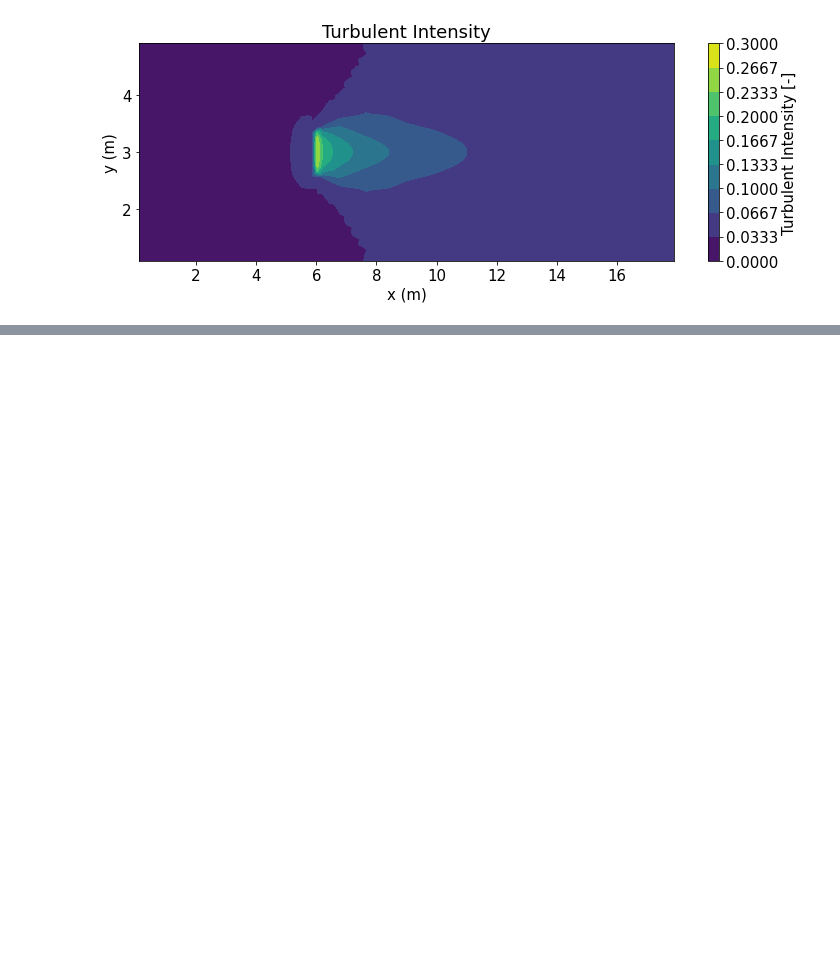
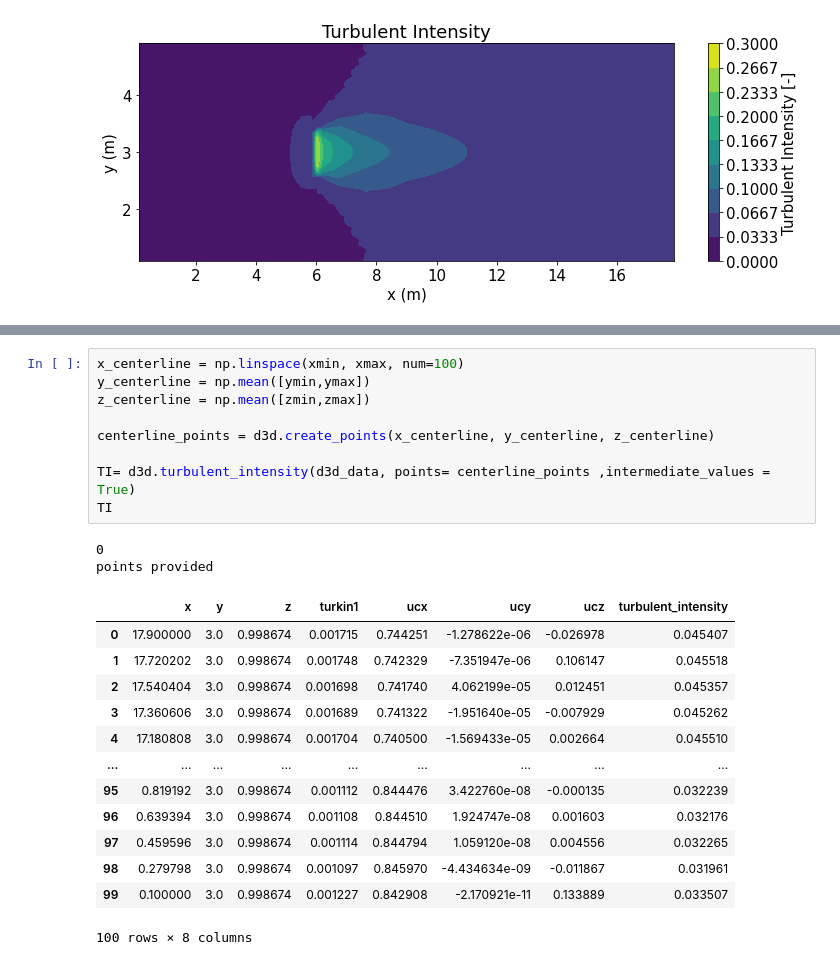
Before and after one commit to browniea/Delft3D_verify, a Jupyter notebook: Delft3d_verify.ipynb, the cells around one changed output, grey strips where cells are left out. Drawn from its saved outputs; the diff is of its cells as text; blank space fills up the shorter version.

```diff
--- a/Delft3d_verify.ipynb
+++ b/Delft3d_verify.ipynb
@@ -302,0 +332,25 @@ cbar.set_label('Turbulent Intensity [-]')
+# %%
+x_centerline = np.linspace(xmin, xmax, num=100)
+y_centerline = np.mean([ymin,ymax])
+z_centerline = np.mean([zmin,zmax])
+
+centerline_points = d3d.create_points(x_centerline, y_centerline, z_centerline)
+
+TI= d3d.turbulent_intensity(d3d_data, points= centerline_points ,intermediate_values = True)
+TI
+# %% [output]
+0
+points provided
+|  | x | y | z | turkin1 | ucx | ucy | ucz | turbulent_intensity |
+| 0 | 17.900000 | 3.0 | 0.998674 | 0.001715 | 0.744251 | -1.278622e-06 | -0.026978 | 0.045407 |
+| 1 | 17.720202 | 3.0 | 0.998674 | 0.001748 | 0.742329 | -7.351947e-06 | 0.106147 | 0.045518 |
+| 2 | 17.540404 | 3.0 | 0.998674 | 0.001698 | 0.741740 | 4.062199e-05 | 0.012451 | 0.045357 |
+| 3 | 17.360606 | 3.0 | 0.998674 | 0.001689 | 0.741322 | -1.951640e-05 | -0.007929 | 0.045262 |
+| 4 | 17.180808 | 3.0 | 0.998674 | 0.001704 | 0.740500 | -1.569433e-05 | 0.002664 | 0.045510 |
+| ... | ... | ... | ... | ... | ... | ... | ... | ... |
+| 95 | 0.819192 | 3.0 | 0.998674 | 0.001112 | 0.844476 | 3.422760e-08 | -0.000135 | 0.032239 |
+| 96 | 0.639394 | 3.0 | 0.998674 | 0.001108 | 0.844510 | 1.924747e-08 | 0.001603 | 0.032176 |
+| 97 | 0.459596 | 3.0 | 0.998674 | 0.001114 | 0.844794 | 1.059120e-08 | 0.004556 | 0.032265 |
+| 98 | 0.279798 | 3.0 | 0.998674 | 0.001097 | 0.845970 | -4.434634e-09 | -0.011867 | 0.031961 |
+| 99 | 0.100000 | 3.0 | 0.998674 | 0.001227 | 0.842908 | -2.170921e-11 | 0.133889 | 0.033507 |
+100 rows × 8 columns
```
Also changed, not shown: parts of 7 cells of this notebook.
